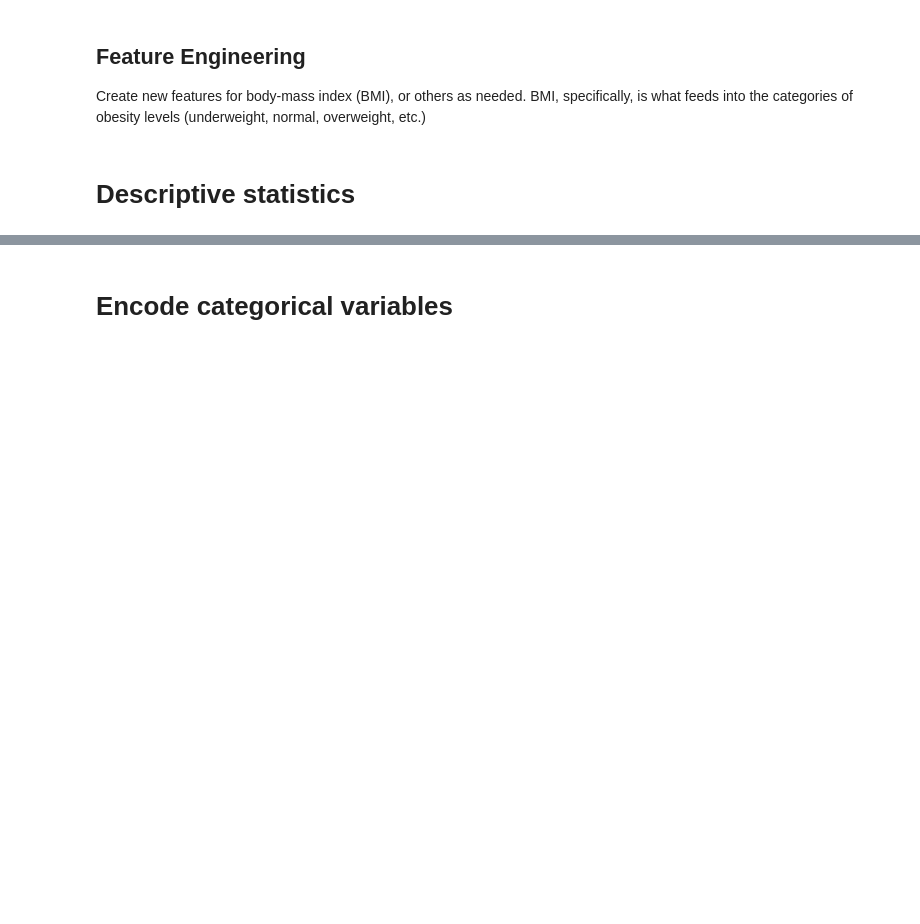
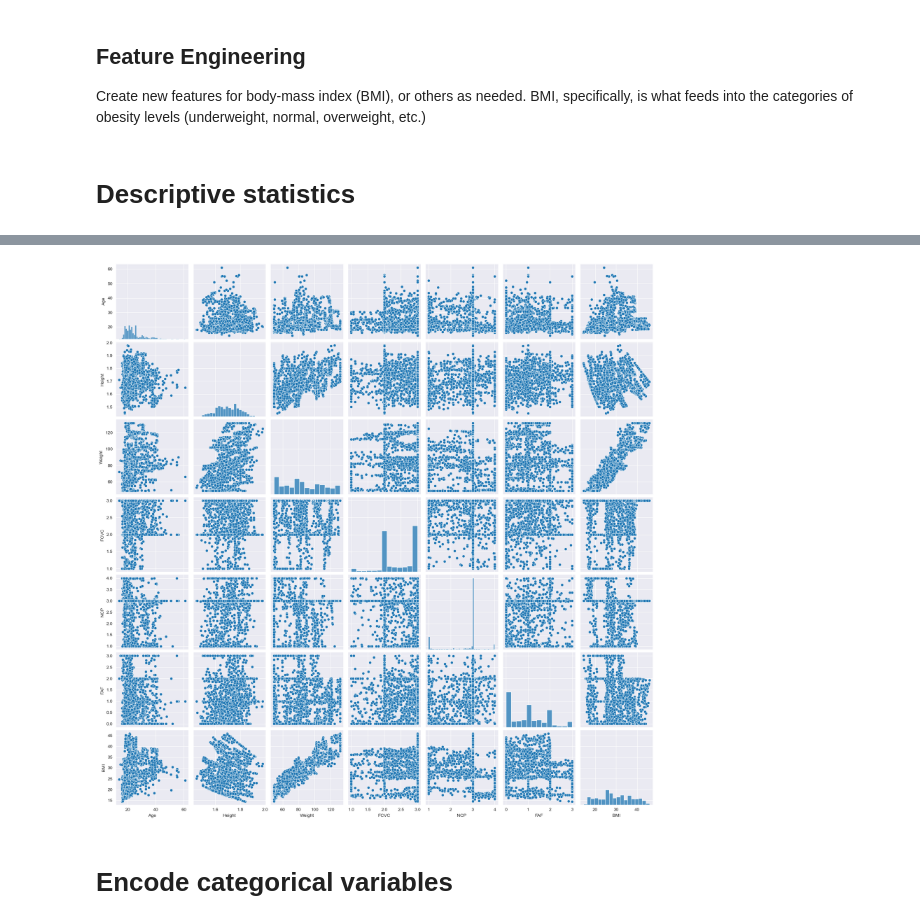
Before and after one commit to AreTaj/distribution-of-obesity-levels, a Jupyter notebook: data_cleaning.ipynb, the cells around one changed output, grey strips where cells are left out. Drawn from its saved outputs; the diff is of its cells as text; code cells hidden in the pictures; blank space fills up the shorter version.

```diff
--- a/data_cleaning.ipynb
+++ b/data_cleaning.ipynb
@@ -258,3 +269,9 @@ plt.show()
+# %%
+# Plot pairplot for selected features and BMI
+sns.pairplot(df[['Age', 'Height', 'Weight', 'FCVC', 'NCP', 'FAF', 'BMI']])
+plt.show()
+# %% [output]
+[figure, added]
 # %% [markdown]
 # Encode categorical variables
 # %%
```
Also changed, not shown: parts of 10 cells of this notebook.
